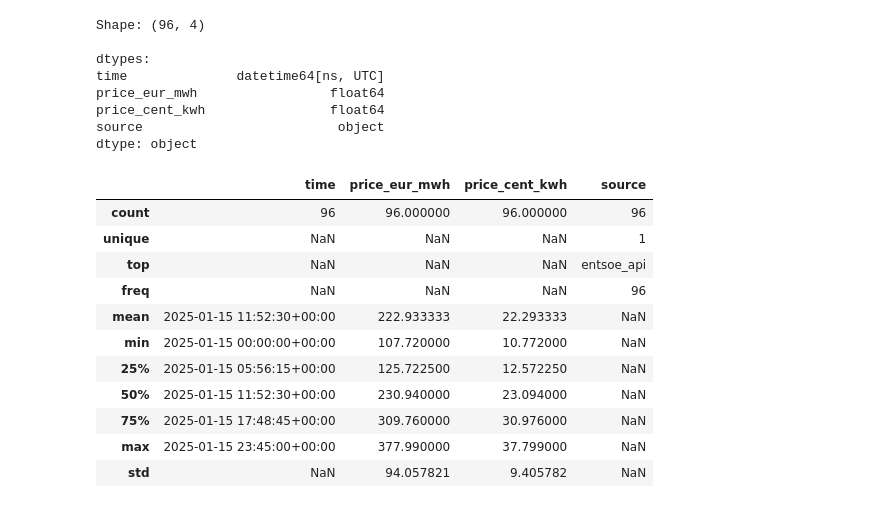
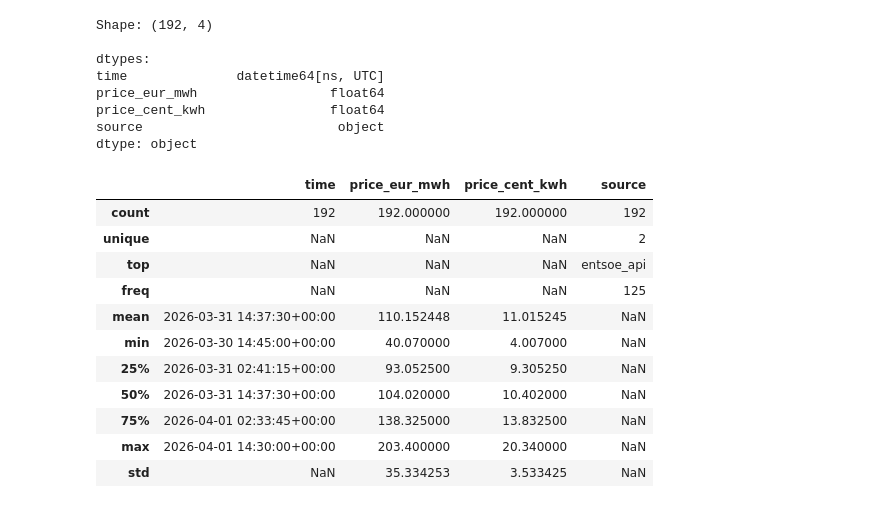
Before and after one commit to joschamz/hems-automation, a Jupyter notebook: notebooks/example_prices_utility.ipynb, the cells around one changed output. Saved outputs shown, nothing was run; the diff lists cells and outputs as text; code cells hidden in the pictures.

```diff
--- a/notebooks/example_prices_utility.ipynb
+++ b/notebooks/example_prices_utility.ipynb
@@ -28,7 +29,6 @@ The values come from the ENTSOE day-ahead market for the `DE_LU` bidding zone.
 # %%
 import sys
 from pathlib import Path
-from datetime import date, timedelta
 
 import matplotlib.pyplot as plt
 import pandas as pd
@@ -39,17 +39,18 @@ if root.name == "notebooks":
 if str(root) not in sys.path:
     sys.path.insert(0, str(root))
 
-from utils.prices_utils import get_daily_prices
+from utils.prices_utils import get_48h_prices_forecast
 
 print(f"Project root: {root}")
 
-# Default call: tomorrow in UTC
-tomorrow_prices = get_daily_prices()
+prices = get_48h_prices_forecast()
 
-print(f"Rows   : {len(tomorrow_prices)}")
-print(f"Source : {tomorrow_prices['source'].iloc[0]}")
-print(f"Columns: {list(tomorrow_prices.columns)}")
+print(f"Rows   : {len(prices)}")
+print(f"Start  : {prices['time'].iloc[0]}")
+print(f"End    : {prices['time'].iloc[-1]}")
+print(f"Source : {prices['source'].unique()}")
+print(f"Columns: {list(prices.columns)}")
 print()
-tomorrow_prices.head(8)
+prices.head(8)
 # %% [output]
 Project root: /Users/joscham/dsai/repos/hems-automation
@@ -103,30 +105,30 @@ If a fallback path is used, the returned DataFrame may include a `note` column w
 # %%
-df = historical_prices.copy()
+df = prices.copy()
 
 print("Shape:", df.shape)
 print()
 print("dtypes:")
 print(df.dtypes)
 print()
 df.describe(include="all")
 # %% [output]
-Shape: (96, 4)
+Shape: (192, 4)
 
 dtypes:
 time              datetime64[ns, UTC]
 price_eur_mwh                 float64
 price_cent_kwh                float64
 source                         object
 dtype: object
 |  | time | price_eur_mwh | price_cent_kwh | source |
-| count | 96 | 96.000000 | 96.000000 | 96 |
-| unique | NaN | NaN | NaN | 1 |
+| count | 192 | 192.000000 | 192.000000 | 192 |
+| unique | NaN | NaN | NaN | 2 |
 | top | NaN | NaN | NaN | entsoe_api |
-| freq | NaN | NaN | NaN | 96 |
-| mean | 2025-01-15 11:52:30+00:00 | 222.933333 | 22.293333 | NaN |
-| min | 2025-01-15 00:00:00+00:00 | 107.720000 | 10.772000 | NaN |
-| 25% | 2025-01-15 05:56:15+00:00 | 125.722500 | 12.572250 | NaN |
-| 50% | 2025-01-15 11:52:30+00:00 | 230.940000 | 23.094000 | NaN |
-| 75% | 2025-01-15 17:48:45+00:00 | 309.760000 | 30.976000 | NaN |
-| max | 2025-01-15 23:45:00+00:00 | 377.990000 | 37.799000 | NaN |
-| std | NaN | 94.057821 | 9.405782 | NaN |
+| freq | NaN | NaN | NaN | 125 |
+| mean | 2026-03-31 14:37:30+00:00 | 110.152448 | 11.015245 | NaN |
+| min | 2026-03-30 14:45:00+00:00 | 40.070000 | 4.007000 | NaN |
+| 25% | 2026-03-31 02:41:15+00:00 | 93.052500 | 9.305250 | NaN |
+| 50% | 2026-03-31 14:37:30+00:00 | 104.020000 | 10.402000 | NaN |
+| 75% | 2026-04-01 02:33:45+00:00 | 138.325000 | 13.832500 | NaN |
+| max | 2026-04-01 14:30:00+00:00 | 203.400000 | 20.340000 | NaN |
+| std | NaN | 35.334253 | 3.533425 | NaN |
```
Also changed, not shown: parts of 7 cells of this notebook, 4 other files.
